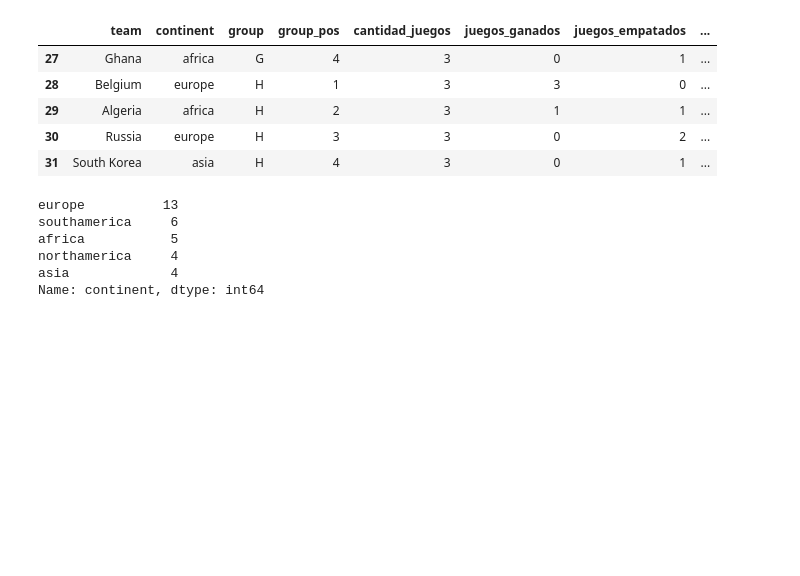
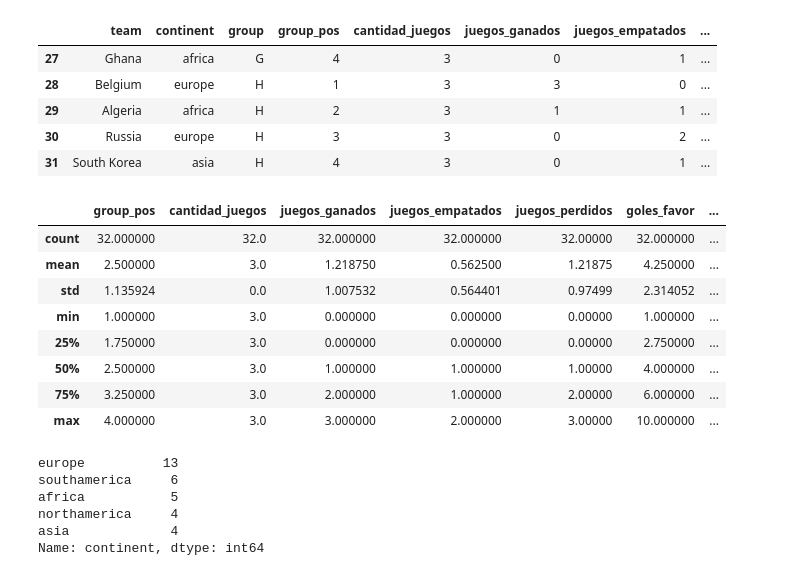
Before and after one commit to Denniels/Fundamentos-data-sciens, a Jupyter notebook: worldcup.ipynb, the cells around one changed output. Drawn from its saved outputs; the diff is of its cells as text; code cells hidden in the pictures; blank space fills up the shorter version.

```diff
--- a/worldcup.ipynb
+++ b/worldcup.ipynb
@@ -25,6 +26,18 @@ df.tail(5)
 | 29 | Algeria | africa | H | 2 | 3 | 1 | 1 | ... |
 | 30 | Russia | europe | H | 3 | 3 | 0 | 2 | ... |
 | 31 | South Korea | asia | H | 4 | 3 | 0 | 1 | ... |
+# %%
+df.describe()
+# %% [output]
+|  | group_pos | cantidad_juegos | juegos_ganados | juegos_empatados | juegos_perdidos | goles_favor | ... |
+| count | 32.000000 | 32.0 | 32.000000 | 32.000000 | 32.00000 | 32.000000 | ... |
+| mean | 2.500000 | 3.0 | 1.218750 | 0.562500 | 1.21875 | 4.250000 | ... |
+| std | 1.135924 | 0.0 | 1.007532 | 0.564401 | 0.97499 | 2.314052 | ... |
+| min | 1.000000 | 3.0 | 0.000000 | 0.000000 | 0.00000 | 1.000000 | ... |
+| 25% | 1.750000 | 3.0 | 0.000000 | 0.000000 | 0.00000 | 2.750000 | ... |
+| 50% | 2.500000 | 3.0 | 1.000000 | 1.000000 | 1.00000 | 4.000000 | ... |
+| 75% | 3.250000 | 3.0 | 2.000000 | 1.000000 | 2.00000 | 6.000000 | ... |
+| max | 4.000000 | 3.0 | 3.000000 | 2.000000 | 3.00000 | 10.000000 | ... |
 # %%
 '''
 Frecuencia de continent: utilizando value_counts responde lo siguiente:
```
Also changed, not shown: parts of 41 cells of this notebook.
